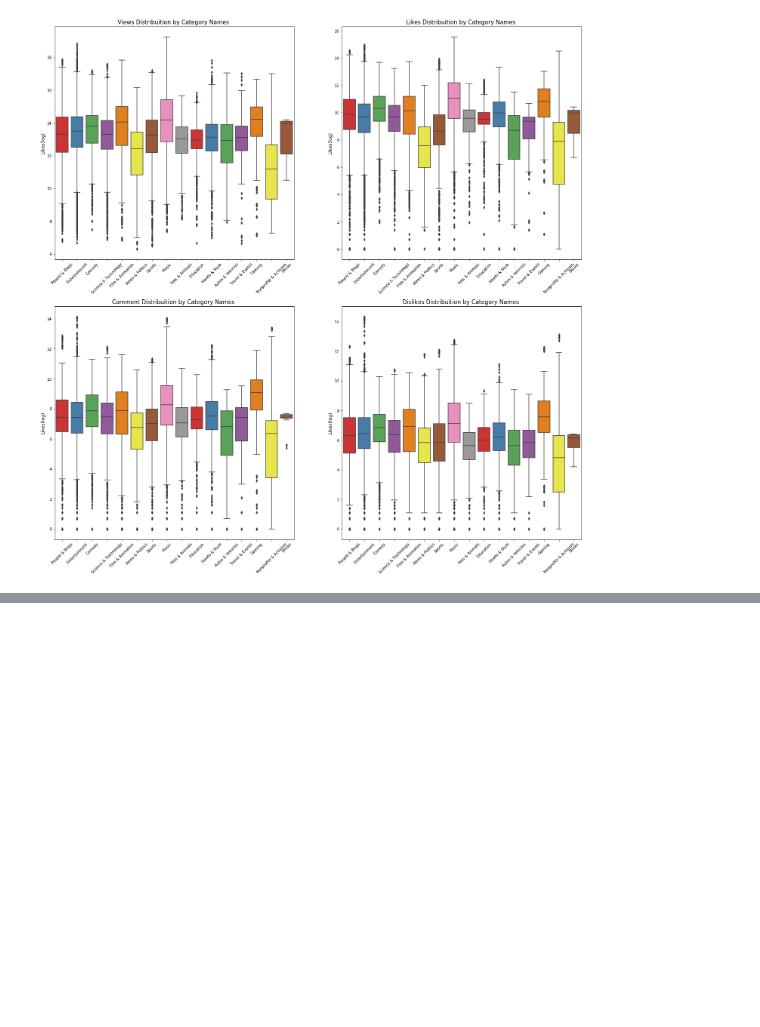
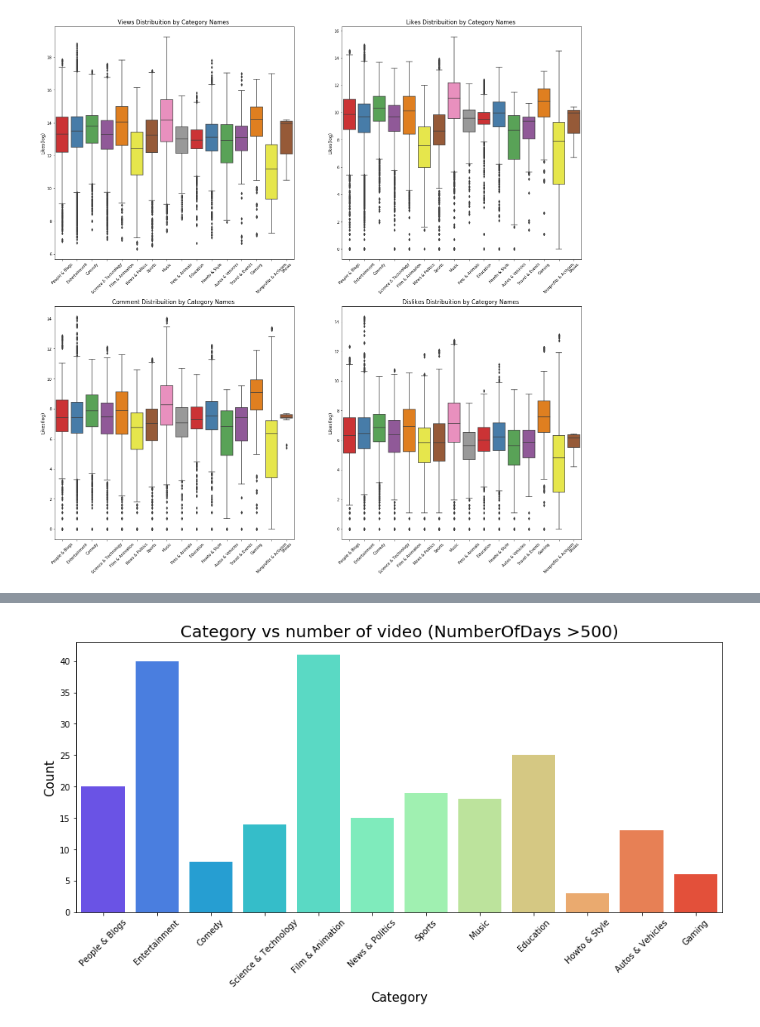
Before and after one commit to avijitj-hub/KDD-Project, a Jupyter notebook: Project - Deliverable 3.ipynb, the cells around one changed output, grey strips where cells are left out. Drawn from its saved outputs; the diff is of its cells as text; code cells hidden in the pictures; blank space fills up the shorter version.

```diff
--- a/Project - Deliverable 3.ipynb
+++ b/Project - Deliverable 3.ipynb
@@ -518,0 +511,3 @@ In our project we use daily trending YouTube videos dataset from kaggle. The vid
+# %%
+print(USvideo.NumberOfDays.value_counts().head(20))
+trending_most = USvideo[USvideo['NumberOfDays'] > 500]
@@ -518,0 +552,10 @@ In our project we use daily trending YouTube videos dataset from kaggle. The vid
+# %%
+plt.figure(figsize = (14,6))
+g = sns.countplot(x = 'category_title', data=trending_most, palette="rainbow")
+g.set_xticklabels(g.get_xticklabels(),rotation=45)
+g.set_title("Category vs number of video (NumberOfDays >500)", fontsize=20)
+g.set_xlabel("Category", fontsize=15)
+g.set_ylabel("Count", fontsize=15)
+plt.show()
+# %% [output]
+[figure, added]
```
Also changed, not shown: parts of 84 cells of this notebook.
